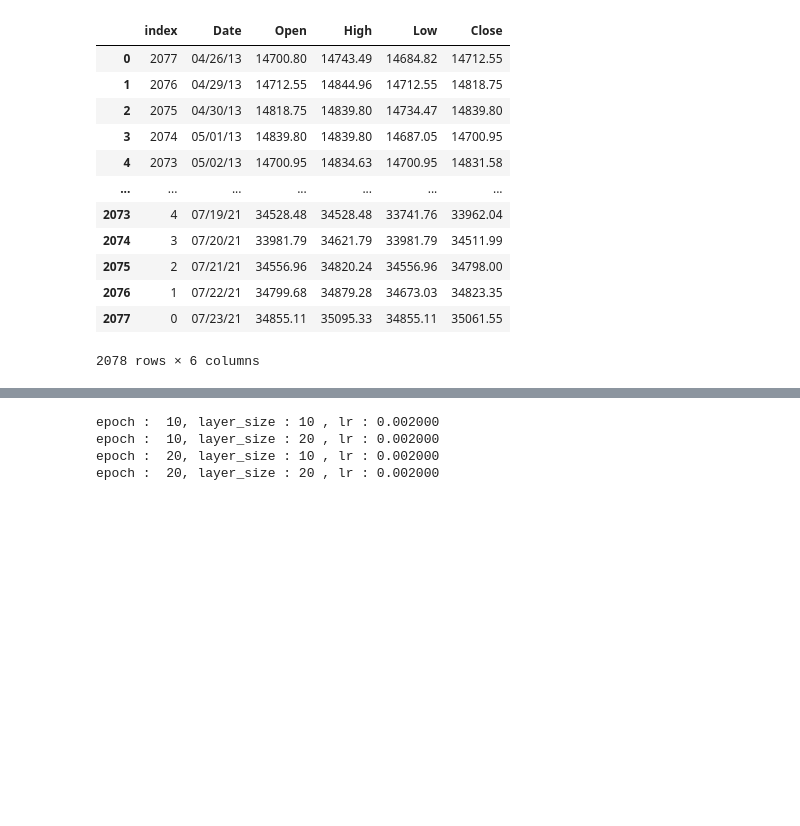
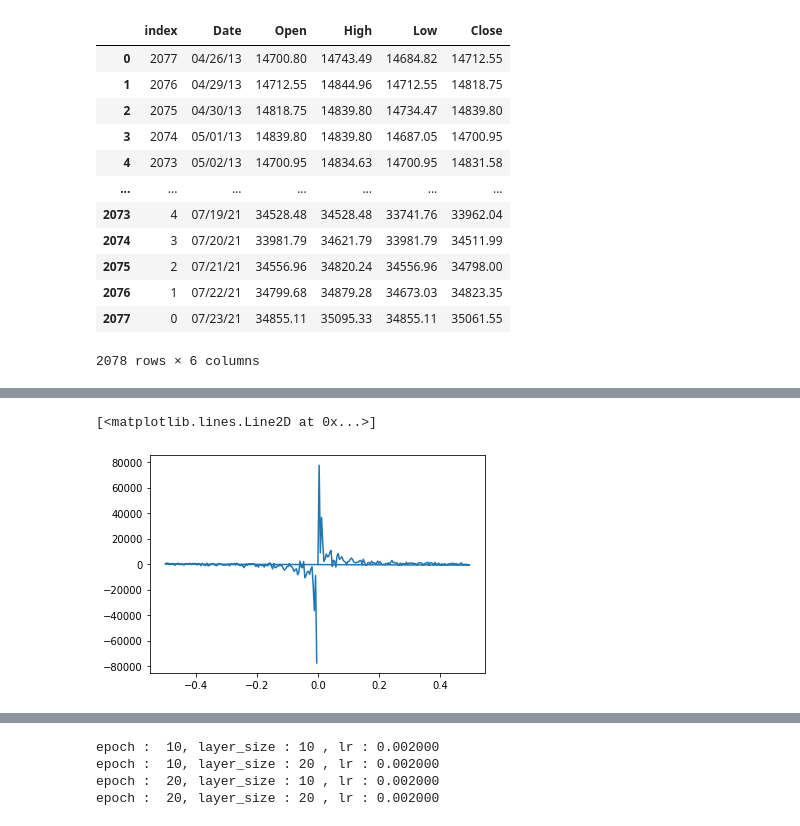
Before and after one commit to fshnkarimi/Labeling, a Jupyter notebook: Time_Series_Labelling.ipynb, the cells around one changed output, grey strips where cells are left out. Cells and saved outputs as stored; diff of their text form; code cells hidden in the pictures; blank space fills up the shorter version.

```diff
--- a/Time_Series_Labelling.ipynb
+++ b/Time_Series_Labelling.ipynb
@@ -833,0 +918,8 @@ fft_data , fre = historical.fft_analyse()
+# %%
+da = historical.train_data[0:256]
+ff = np.fft.fft(da,axis=0)
+freq = np.fft.fftfreq(da.shape[-1])
+plt.plot(freq, ff.imag)
+# %% [output]
+[<matplotlib.lines.Line2D at 0x...>]
+[figure, added]
```
Also changed, not shown: parts of 55 cells of this notebook.
